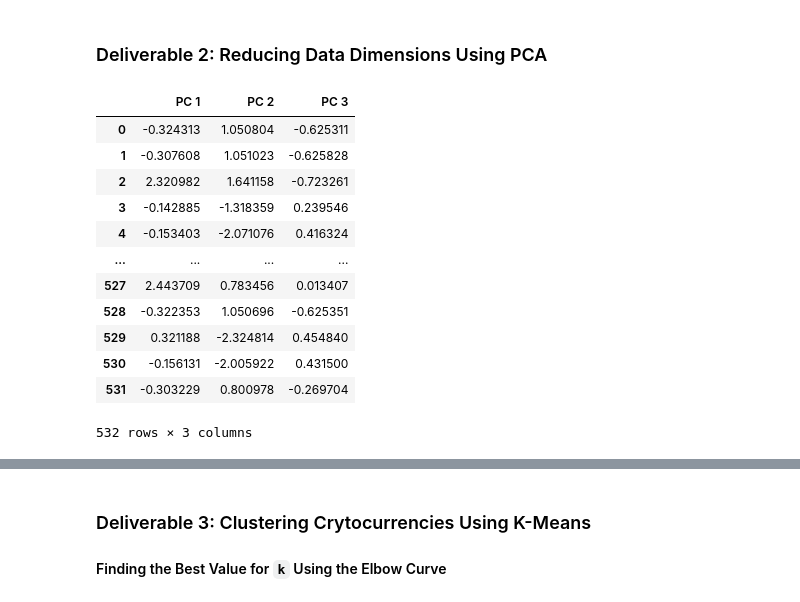
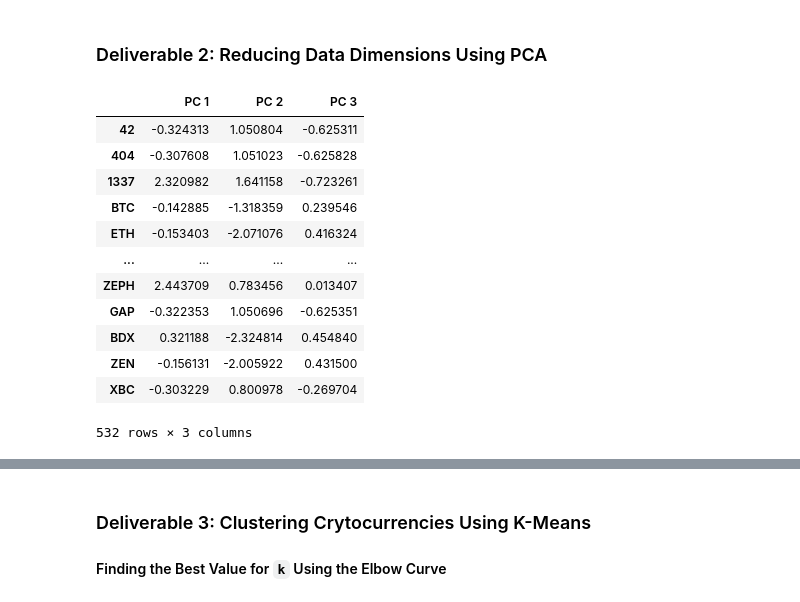
Before and after one commit to rciminera/Cryptocurrencies, a Jupyter notebook: Notebooks/crypto_clustering.ipynb, the cells around one changed output, grey strips where cells are left out. Saved outputs shown, nothing was run; the diff lists cells and outputs as text; code cells hidden in the pictures.

```diff
--- a/Notebooks/crypto_clustering.ipynb
+++ b/Notebooks/crypto_clustering.ipynb
@@ -190,21 +190,21 @@ crypto_pca = pca.fit_transform(crypto_scaled)
 # %%
 # Create a DataFrame with the three principal components.
 # Transform PCA data to a DataFrame
 pcs_df = pd.DataFrame(
-    data = crypto_pca, columns=["PC 1", "PC 2", "PC 3"]
+    data = crypto_pca, columns=["PC 1", "PC 2", "PC 3"], index = df_crypto.index
 )
 pcs_df
 # %% [output]
 |  | PC 1 | PC 2 | PC 3 |
-| 0 | -0.324313 | 1.050804 | -0.625311 |
-| 1 | -0.307608 | 1.051023 | -0.625828 |
-| 2 | 2.320982 | 1.641158 | -0.723261 |
-| 3 | -0.142885 | -1.318359 | 0.239546 |
-| 4 | -0.153403 | -2.071076 | 0.416324 |
+| 42 | -0.324313 | 1.050804 | -0.625311 |
+| 404 | -0.307608 | 1.051023 | -0.625828 |
+| 1337 | 2.320982 | 1.641158 | -0.723261 |
+| BTC | -0.142885 | -1.318359 | 0.239546 |
+| ETH | -0.153403 | -2.071076 | 0.416324 |
 | ... | ... | ... | ... |
-| 527 | 2.443709 | 0.783456 | 0.013407 |
-| 528 | -0.322353 | 1.050696 | -0.625351 |
-| 529 | 0.321188 | -2.324814 | 0.454840 |
-| 530 | -0.156131 | -2.005922 | 0.431500 |
-| 531 | -0.303229 | 0.800978 | -0.269704 |
+| ZEPH | 2.443709 | 0.783456 | 0.013407 |
+| GAP | -0.322353 | 1.050696 | -0.625351 |
+| BDX | 0.321188 | -2.324814 | 0.454840 |
+| ZEN | -0.156131 | -2.005922 | 0.431500 |
+| XBC | -0.303229 | 0.800978 | -0.269704 |
 532 rows × 3 columns
```
Also changed, not shown: parts of 3 cells of this notebook, 1 other file.
